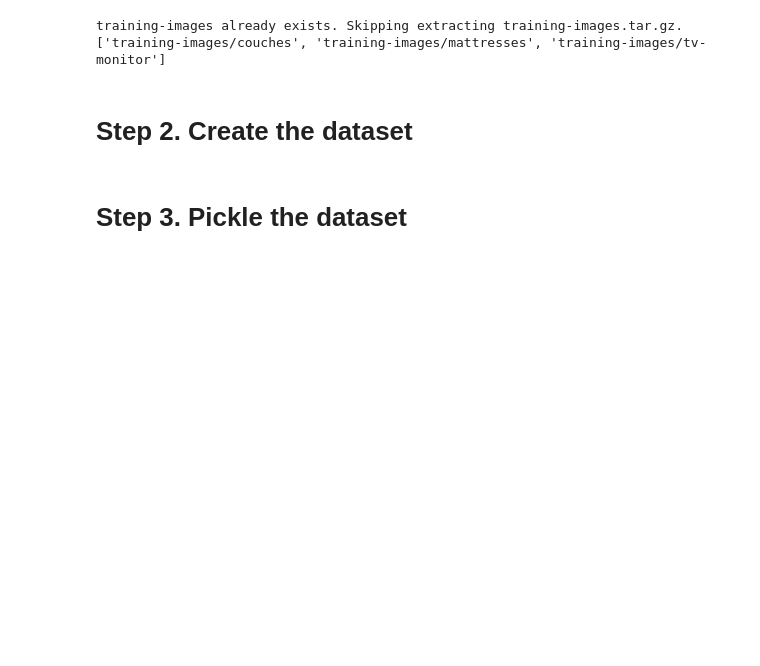
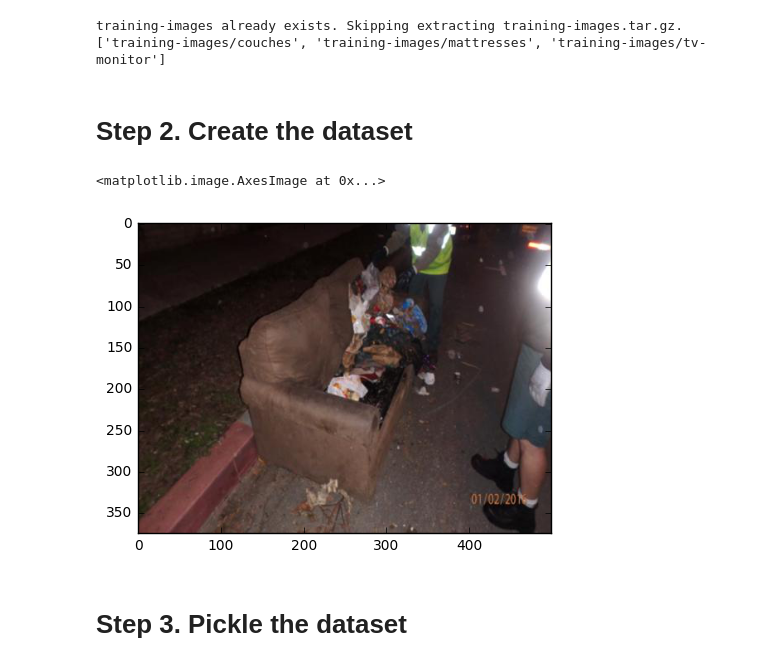
Before and after one commit to Gforky/illegal-dumping-object-detection-engine, a Jupyter notebook: classification-engine.ipynb, the cells around one changed output. Drawn from its saved outputs; the diff is of its cells as text; code cells hidden in the pictures; blank space fills up the shorter version.

```diff
--- a/classification-engine.ipynb
+++ b/classification-engine.ipynb
@@ -71,6 +71,14 @@ def do_load(folder, min_num_images):
     print('Mean:', np.mean(dataset))
     print('Standard deviation:', np.std(dataset))
     return dataset
+# %%
+path = 'training-images/couches/01.02.16 GT Route 010.JPG'
+img = Image.open(path)
+# img = cv2.cvtColor(img, cv2.COLOR_BGR2RGB)
+plt.imshow(img)
+# %% [output]
+<matplotlib.image.AxesImage at 0x...>
+[figure, added]
 # %% [markdown]
 # Step 3. Pickle the dataset
 # %%
```
Also changed, not shown: parts of 5 cells of this notebook, 2 other files.
